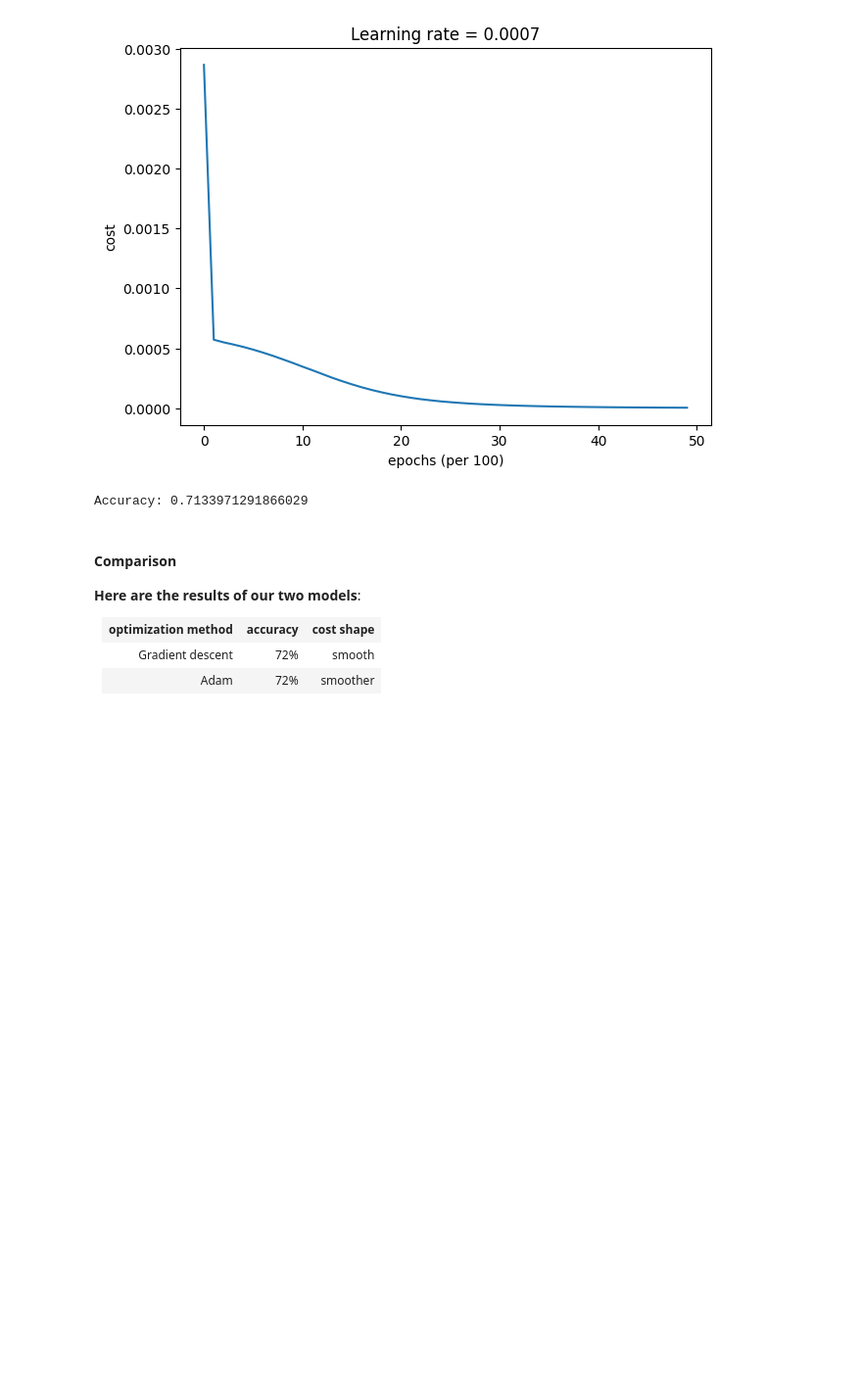
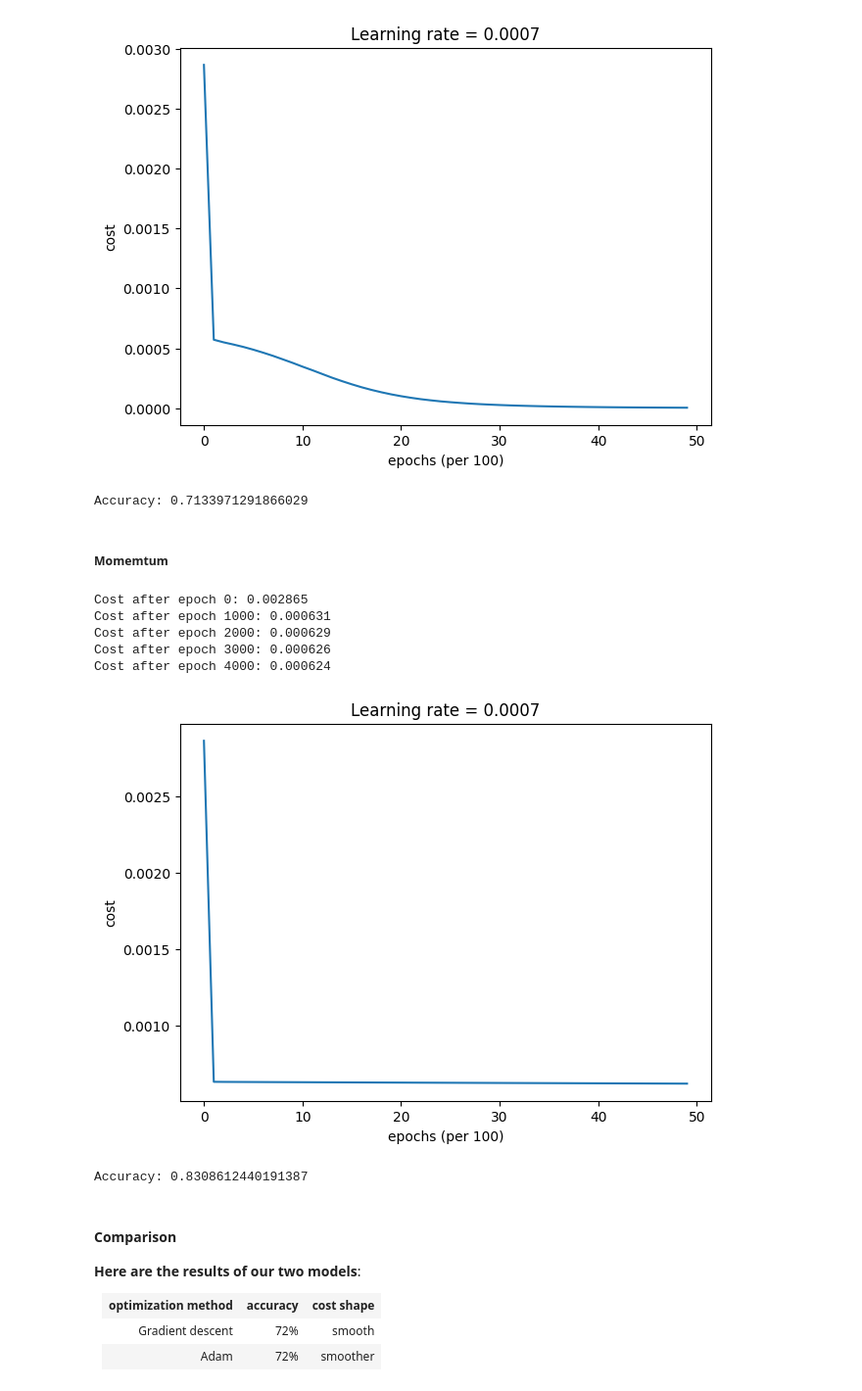
Before and after one commit to mahoangnhatphi/mle501, a Jupyter notebook: MLE501_Assignment.ipynb, the cells around one changed output. Shown at 98% size. Drawn from its saved outputs; the diff is of its cells as text; code cells hidden in the pictures; blank space fills up the shorter version.

```diff
--- a/MLE501_Assignment.ipynb
+++ b/MLE501_Assignment.ipynb
@@ -1543,3 +1565,33 @@ def update_parameters_with_adam(parameters, grads, v, s, t, learning_rate = 0.01
+# %%
+
+def update_parameters_with_momentum(parameters, grads, v, beta, learning_rate):
+    """
+    Updates parameters using momentum optimization.
+
+    Arguments:
+    parameters -- Python dictionary containing the parameters (weights and biases) of the model.
+    grads -- Python dictionary containing the gradients of the parameters.
+    v -- Python dictionary containing the velocity.
+    beta -- The momentum hyperparameter, usually a value between 0 and 1.
+    learning_rate -- The learning rate.
+
+    Returns:
+    parameters -- Python dictionary containing the updated parameters.
+    v -- Python dictionary containing the updated velocity.
+    """
+
+    L = len(parameters) // 2  # Number of layers in the neural network
+
+    for l in range(1, L + 1):
+        # Update velocities
+        v["dW" + str(l)] = beta * v["dW" + str(l)] + (1 - beta) * grads["dW" + str(l)]
+        v["db" + str(l)] = beta * v["db" + str(l)] + (1 - beta) * grads["db" + str(l)]
+
+        # Update parameters
+        parameters["W" + str(l)] -= learning_rate * v["dW" + str(l)]
+        parameters["b" + str(l)] -= learning_rate * v["db" + str(l)]
+
+    return parameters, v
 # %% [markdown]
 #### Model with Optimization algorithms
 We'll train it with:
@@ -1582,8 +1634,8 @@ def optimization_model(X, Y, layers_dims, optimizer, learning_rate = 0.0007, min
     if optimizer == "gd":
         pass # no initialization required for gradient descent
     elif optimizer == "momentum":
-        v = {}  # let ignore this line
-       # v = initialize_velocity(parameters)
+        #v = {}  # let ignore this line
+        v = initialize_momentum(parameters)
     elif optimizer == "adam":
         v, s = initialize_adam(parameters)
 
@@ -1612,8 +1664,8 @@ def optimization_model(X, Y, layers_dims, optimizer, learning_rate = 0.0007, min
             if optimizer == "gd":
                 parameters = update_parameters_with_gd(parameters, grads, learning_rate) # let ignore this line
             elif optimizer == "momentum":
-                parameters , v = {}, {}  # let ignore this line
-                #parameters, v = opt.update_parameters_with_momentum(parameters, grads, v, beta, learning_rate)
+                # parameters , v = {}, {}  # let ignore this line
+                parameters, v = update_parameters_with_momentum(parameters, grads, v, beta, learning_rate)
             elif optimizer == "adam":
                 t = t + 1 # Adam counter
                 parameters, v, s, _, _ = update_parameters_with_adam(parameters, grads, v, s,
@@ -1675,6 +1727,22 @@ Cost after epoch 3000: 0.000027
 Cost after epoch 4000: 0.000009
 [figure]
 Accuracy: 0.7133971291866029
+# %% [markdown]
+##### Momemtum
+# %%
+# train 3-layer model
+layers_dims = [train_X.shape[0], 10, 4, 1]
+parameters = optimization_model(_x.T, _y, layers_dims, optimizer = "momentum")
+# Predict
+predictions = opt.predict(train_X, train_Y, parameters)
+# %% [output]
+Cost after epoch 0: 0.002865
+Cost after epoch 1000: 0.000631
+Cost after epoch 2000: 0.000629
+Cost after epoch 3000: 0.000626
+Cost after epoch 4000: 0.000624
+[figure, added]
+Accuracy: 0.8308612440191387
 # %% [markdown]
 #### Comparison
 
```
Also changed, not shown: parts of 2 cells of this notebook.
